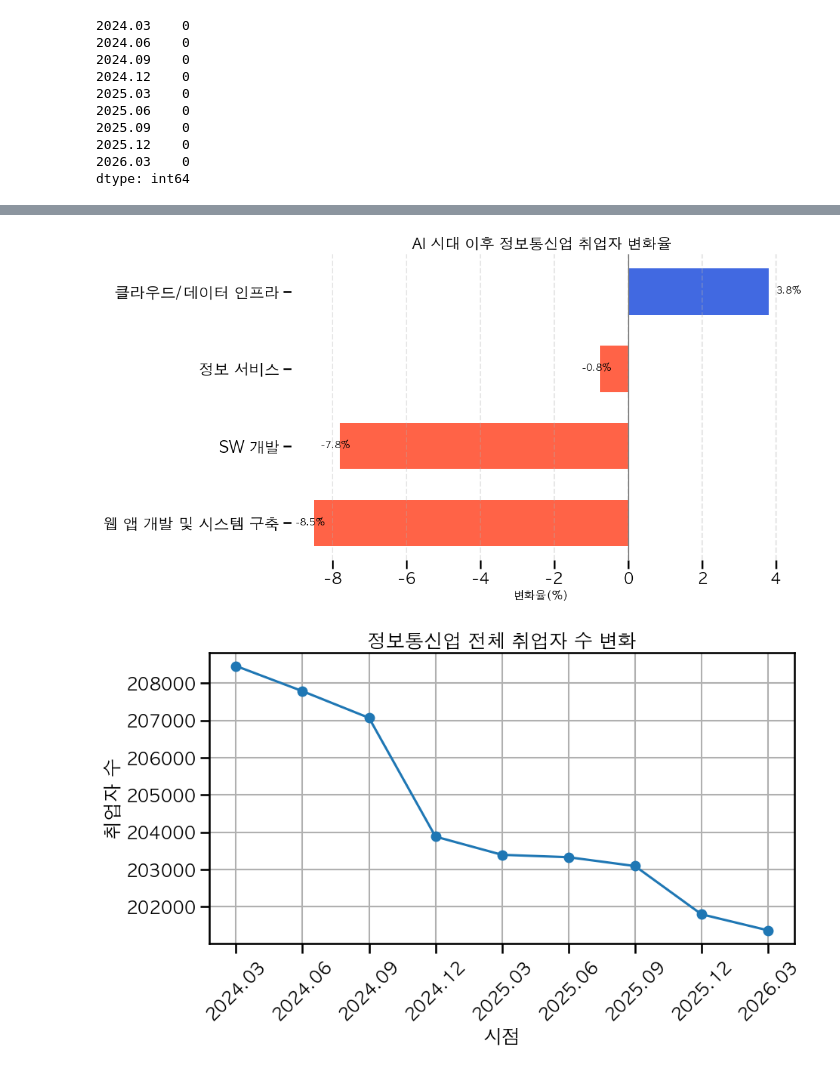
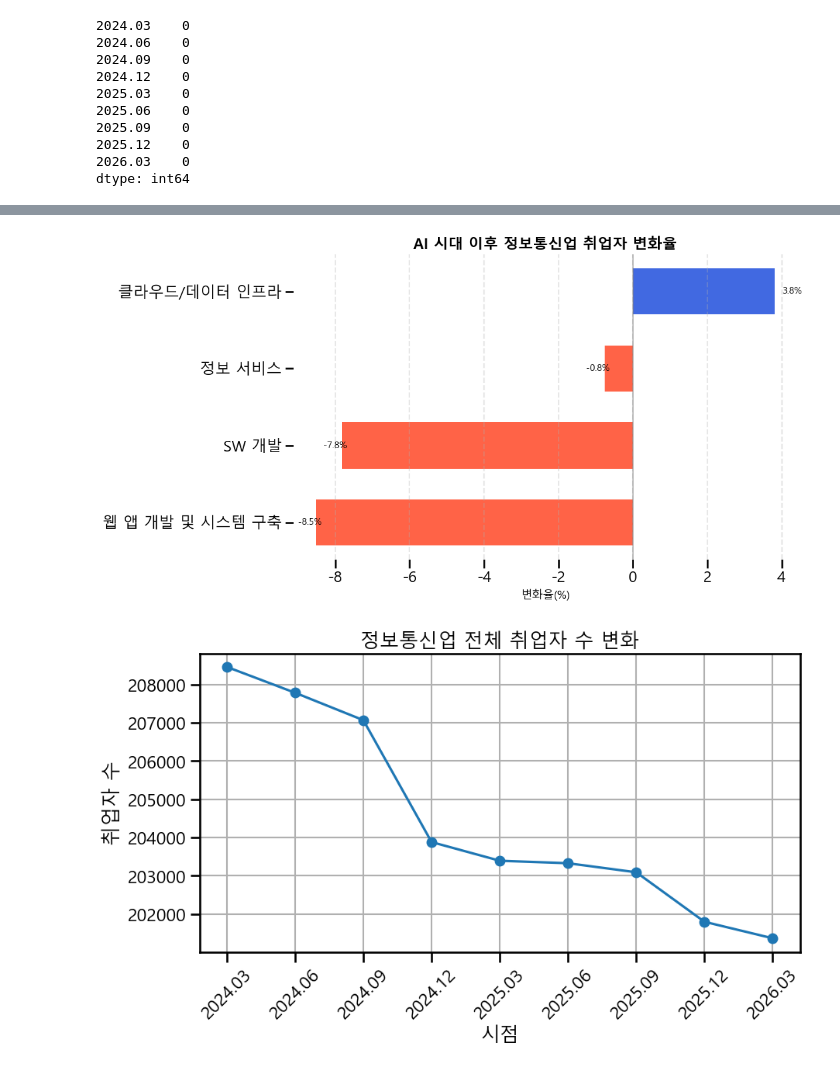
Before and after one commit to forest-woo/seowon-python, a Jupyter notebook: project.ipynb, the cells around one changed output, grey strips where cells are left out. Saved outputs shown, nothing was run; the diff lists cells and outputs as text; code cells hidden in the pictures.

```diff
--- a/project.ipynb
+++ b/project.ipynb
@@ -94,7 +94,8 @@ dtype: int64
 # %%
 # 2025년 3월 대비 2026년 3월의 증감률 계산
 growth = (df['2026.03'] - df['2025.03']) / df['2025.03'] * 100
-plt.rcParams['font.family'] = 'AppleGothic'
+plt.rcParams['font.family'] = 'Malgun Gothic'
+plt.rcParams['axes.unicode_minus'] = False
 # 4분위수와 IQR 계산
 Q1 = growth.quantile(0.25)
 Q3 = growth.quantile(0.75)
@@ -263,6 +264,4 @@ plt.show()
 # %%
-plt.rcParams['font.family'] = 'AppleGothic'
-plt.rcParams['axes.unicode_minus'] = False
 sns.set_context("talk")
 change_rate = (
     (df['2026.03'] - df['2024.03'])
@@ -317,28 +316,25 @@ plt.tight_layout()
 
 plt.show()
 # %% [output]
-[figure, old version]
+[figure, new version]
 # %%
 total = df.sum(axis=0)
 sns.set_context("talk")
-
-plt.rcParams['font.family'] = 'AppleGothic'
-plt.rcParams['axes.unicode_minus'] = False
 
 plt.figure(figsize=(10,5))
 plt.plot(total.index, total.values, marker='o')
 
 
 plt.title('정보통신업 전체 취업자 수 변화')
 plt.xlabel('시점')
 plt.ylabel('취업자 수')
 
 plt.xticks(rotation=45)
 plt.grid(True)
 
 plt.show()
 # %% [output]
-[figure, old version]
+[figure, new version]
 # %%
 plt.figure(figsize=(10,5))
 
```
Also changed, not shown: parts of 6 cells of this notebook.
